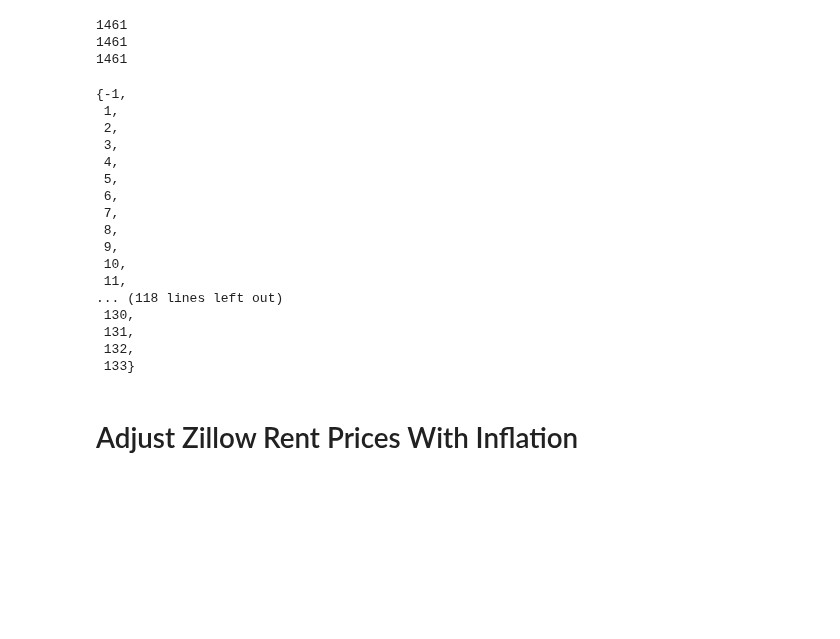
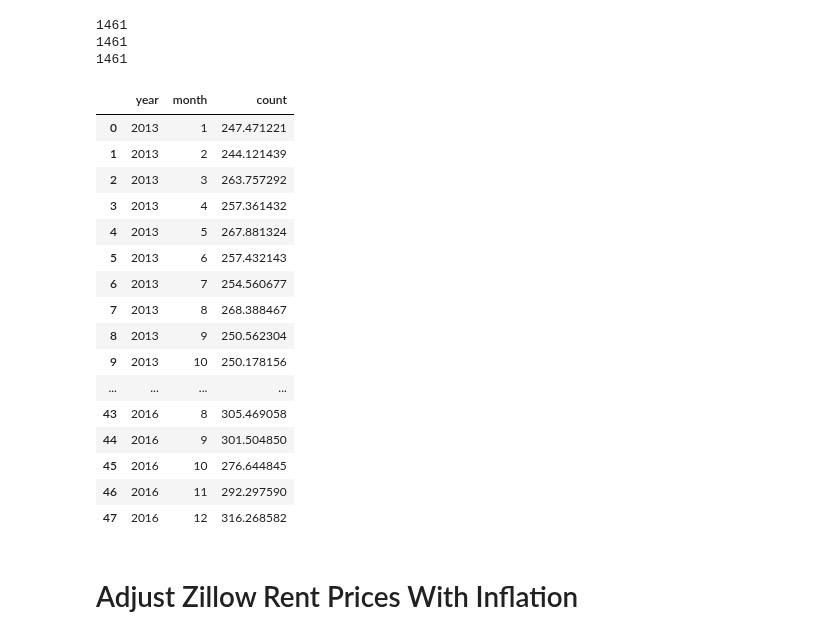
Before and after one commit to ds1004-sp17/ds1004, a Jupyter notebook: deliverable2/rent_hypothesis.ipynb, the cells around one changed output. Saved outputs shown, nothing was run; the diff lists cells and outputs as text; code cells hidden in the pictures; blank space fills up the shorter version.

```diff
--- a/deliverable2/rent_hypothesis.ipynb
+++ b/deliverable2/rent_hypothesis.ipynb
@@ -111,7 +111,7 @@ def get_taxis(weekend_only=False,
         taxis = taxis[['year', 'month', 'day', 'count']]
 
         taxis = taxis[['year', 'month', 'count']]
-        taxis = taxis.groupby(by=['year', 'month']).mean()
+        taxis = taxis.groupby(by=['year', 'month']).mean().reset_index()
         by_cluster_map[cluster_id] = taxis
 
     return yellow_composite, by_cluster_map
@@ -123,25 +123,25 @@ combined_no_norm = get_taxis(day_normalized=False)
 1461
 1461
 1461
-# %%
-set(yellow[1].keys()).intersection(yellow[1].keys())
-# %% [output]
-{-1,
- 1,
- 2,
- 3,
- 4,
- 5,
- 6,
- 7,
- 8,
- 9,
- 10,
- 11,
-... (118 lines left out)
- 130,
- 131,
- 132,
- 133}
+# %%
+yellow[1][112]
+# %% [output]
+|  | year | month | count |
+| 0 | 2013 | 1 | 247.471221 |
+| 1 | 2013 | 2 | 244.121439 |
+| 2 | 2013 | 3 | 263.757292 |
+| 3 | 2013 | 4 | 257.361432 |
+| 4 | 2013 | 5 | 267.881324 |
+| 5 | 2013 | 6 | 257.432143 |
+| 6 | 2013 | 7 | 254.560677 |
+| 7 | 2013 | 8 | 268.388467 |
+| 8 | 2013 | 9 | 250.562304 |
+| 9 | 2013 | 10 | 250.178156 |
+| ... | ... | ... | ... |
+| 43 | 2016 | 8 | 305.469058 |
+| 44 | 2016 | 9 | 301.504850 |
+| 45 | 2016 | 10 | 276.644845 |
+| 46 | 2016 | 11 | 292.297590 |
+| 47 | 2016 | 12 | 316.268582 |
 # %% [markdown]
 # Adjust Zillow Rent Prices With Inflation
```
Also changed, not shown: parts of 24 cells of this notebook.
